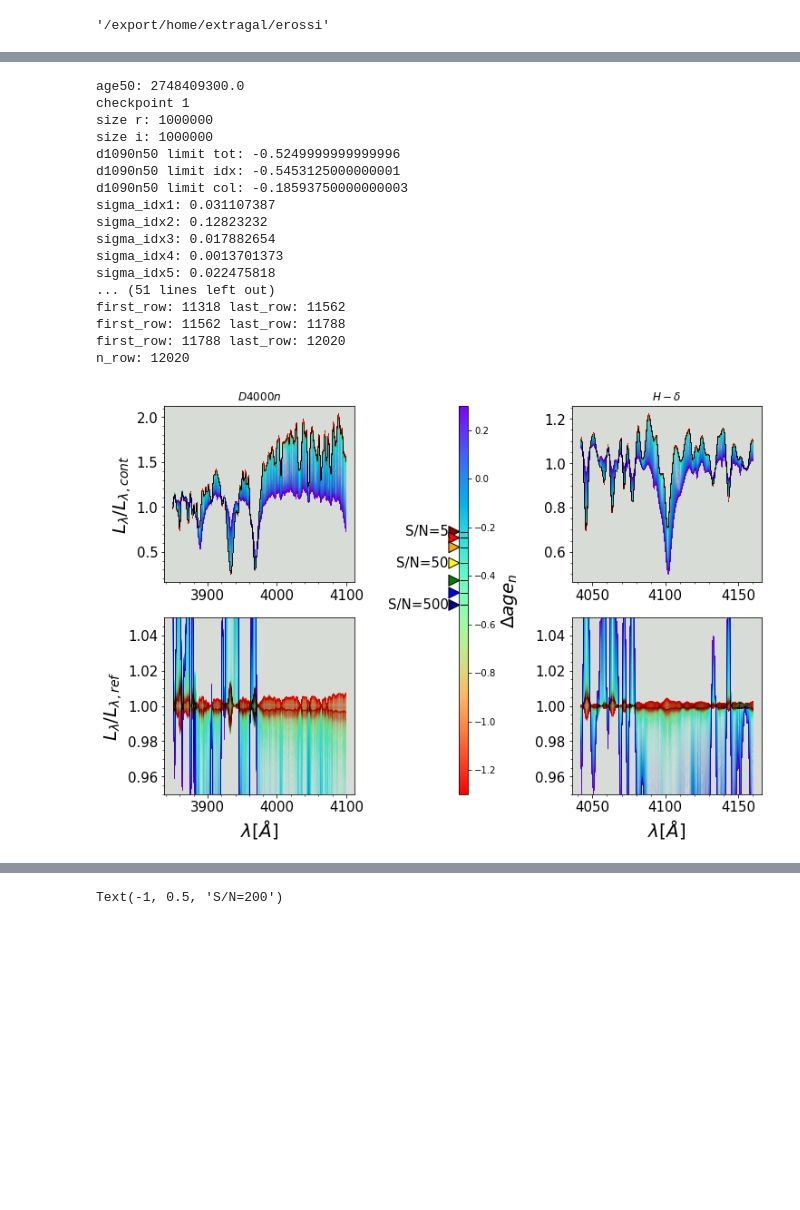
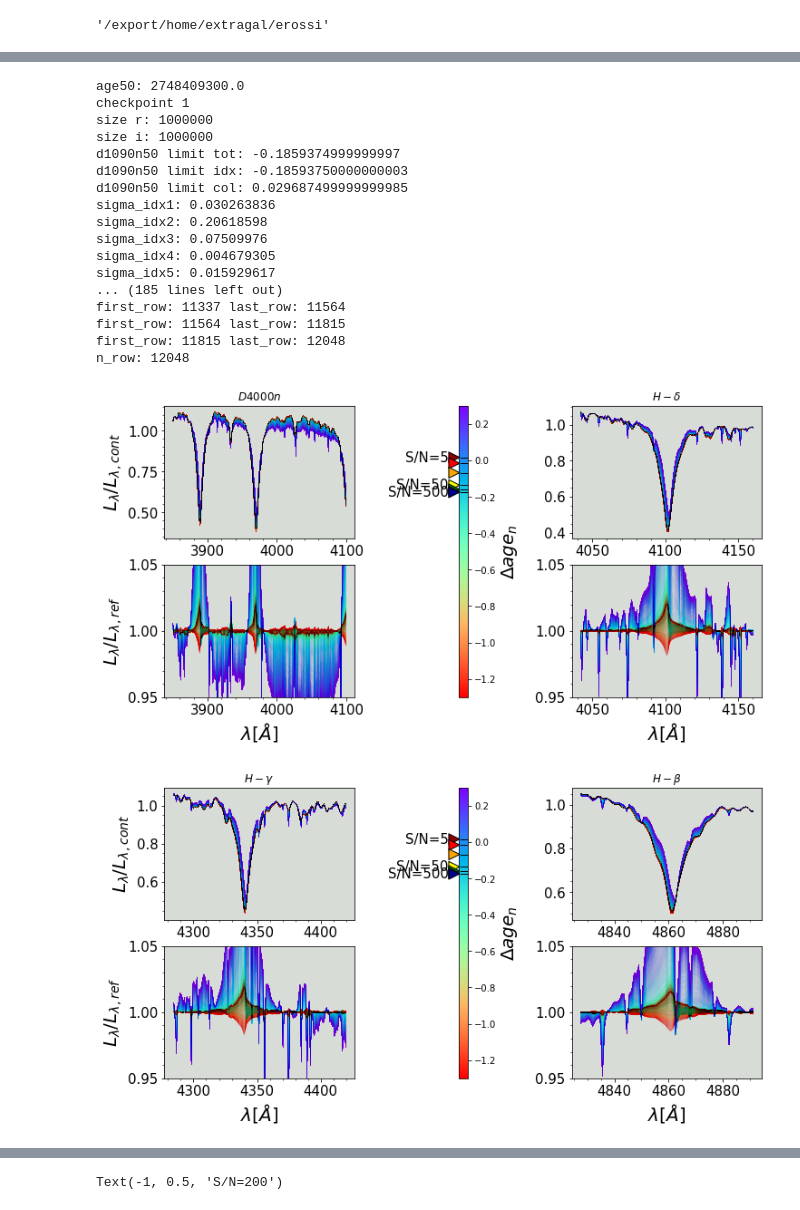
Before and after one commit to edoardorossi3/TESIedo_git, a Jupyter notebook: tesi_py/spectre.ipynb, the cells around one changed output, grey strips where cells are left out. Saved outputs shown, nothing was run; the diff lists cells and outputs as text; code cells hidden in the pictures; blank space fills up the shorter version.

```diff
--- a/tesi_py/spectre.ipynb
+++ b/tesi_py/spectre.ipynb
@@ -21,23 +40,26 @@ suffix_file='sandage_varZ_v4.1_m62fix_noburst_1M_spec_dcombnull'
 #8.5, 9.0, 9.5, 10 m62
 #9.0 m42
 # %%
-fig_d4000n_hd_m62_95=plot_spec.spec_indices(suffix_file, 9.5, 9.55, [3850,4100], [4041,4161],[3850,3900,3900,3950],[4041,4080,4128,4161],title1=r'$D4000n$',title2=r'$H-\delta$')
+fig_d4000n_hd_m62_8=plot_spec.spec_indices(suffix_file, 8.0, 8.05, [3850,4100], [4041,4161],[3850,3900,3900,3950],[4041,4080,4128,4161],title1=r'$D4000n$',title2=r'$H-\delta$')
+fig_hg_hb_m62_8=plot_spec.spec_indices(suffix_file, 8.0, 8.05, [4283,4420], [4827,4892],[4283,4320,4367,4420],[4827,4848,4877,4892],title1=r'$H-\gamma$',title2=r'$H-\beta$')
+fig_mg2_fe5270_m62_8=plot_spec.spec_indices(suffix_file, 8.0, 8.05, [4895,5367], [5233,5319],[4895,4957,5302,5366],[5233,5248,5286,5319],title1=r'$Mg_{2}$',title2=r'$Fe5270$')
 # %% [output]
 age50: 2748409300.0
 checkpoint 1
 size r: 1000000
 size i: 1000000
-d1090n50 limit tot: -0.5249999999999996
-d1090n50 limit idx: -0.5453125000000001
-d1090n50 limit col: -0.18593750000000003
-sigma_idx1: 0.031107387
-sigma_idx2: 0.12823232
-sigma_idx3: 0.017882654
-sigma_idx4: 0.0013701373
-sigma_idx5: 0.022475818
-... (51 lines left out)
-first_row: 11318 last_row: 11562
-first_row: 11562 last_row: 11788
-first_row: 11788 last_row: 12020
-n_row: 12020
+d1090n50 limit tot: -0.1859374999999997
+d1090n50 limit idx: -0.18593750000000003
+d1090n50 limit col: 0.029687499999999985
+sigma_idx1: 0.030263836
+sigma_idx2: 0.20618598
+sigma_idx3: 0.07509976
+sigma_idx4: 0.004679305
+sigma_idx5: 0.015929617
+... (185 lines left out)
+first_row: 11337 last_row: 11564
+first_row: 11564 last_row: 11815
+first_row: 11815 last_row: 12048
+n_row: 12048
-[figure, old version]
+[figure, new version]
+[figure, added]
```
Also changed, not shown: parts of 4 cells of this notebook, 2 other files.
